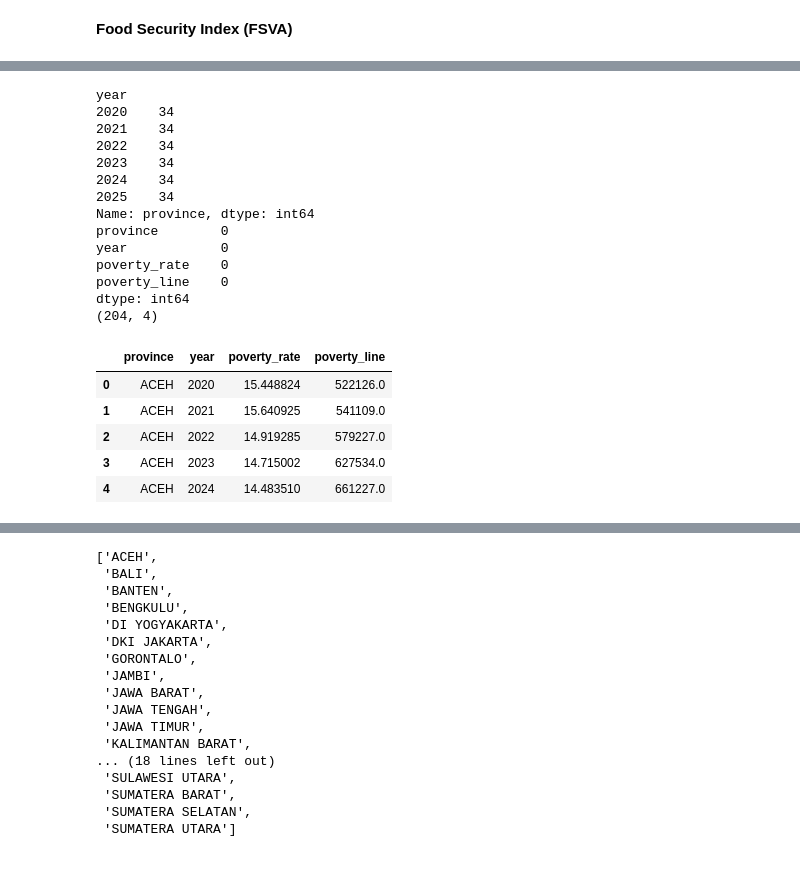
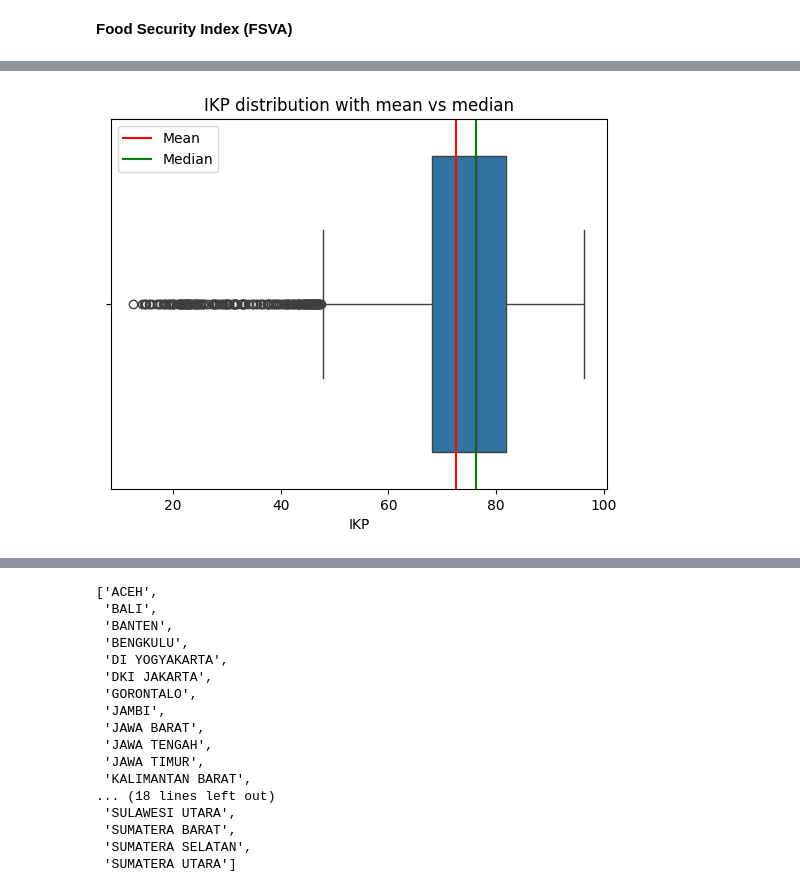
Before and after one commit to MuhammadRibhiRamadan/fsi-prediction-id, a Jupyter notebook: DSAI.ipynb, the cells around one changed output, grey strips where cells are left out. Saved outputs shown, nothing was run; the diff lists cells and outputs as text; code cells hidden in the pictures.

```diff
--- a/DSAI.ipynb
+++ b/DSAI.ipynb
@@ -405,32 +246,0 @@ bps_clean = pd.DataFrame(agg_list)
-# %%
-# harus 34 provinsi tiap tahun
-print(bps_clean.groupby('year')['province'].nunique())
-
-# cek null
-print(bps_clean.isna().sum())
-
-# cek bentuk
-print(bps_clean.shape)
-
-bps_clean.head()
-# %% [output]
-year
-2020    34
-2021    34
-2022    34
-2023    34
-2024    34
-2025    34
-Name: province, dtype: int64
-province        0
-year            0
-poverty_rate    0
-poverty_line    0
-dtype: int64
-(204, 4)
-|  | province | year | poverty_rate | poverty_line |
-| 0 | ACEH | 2020 | 15.448824 | 522126.0 |
-| 1 | ACEH | 2021 | 15.640925 | 541109.0 |
-| 2 | ACEH | 2022 | 14.919285 | 579227.0 |
-| 3 | ACEH | 2023 | 14.715002 | 627534.0 |
-| 4 | ACEH | 2024 | 14.483510 | 661227.0 |
@@ -436,0 +265,14 @@ dtype: int64
+# %%
+# explore IKP distribution
+fsva['IKP'].describe()
+
+sns.boxplot(x=fsva['IKP'])
+plt.axvline(fsva["IKP"].mean(), color='red', label='Mean')
+plt.axvline(fsva["IKP"].median(), color='green', label='Median')
+
+plt.legend()
+plt.title("IKP distribution with mean vs median")
+
+plt.show()
+# %% [output]
+[figure, added]
```
Also changed, not shown: parts of 85 cells of this notebook.
